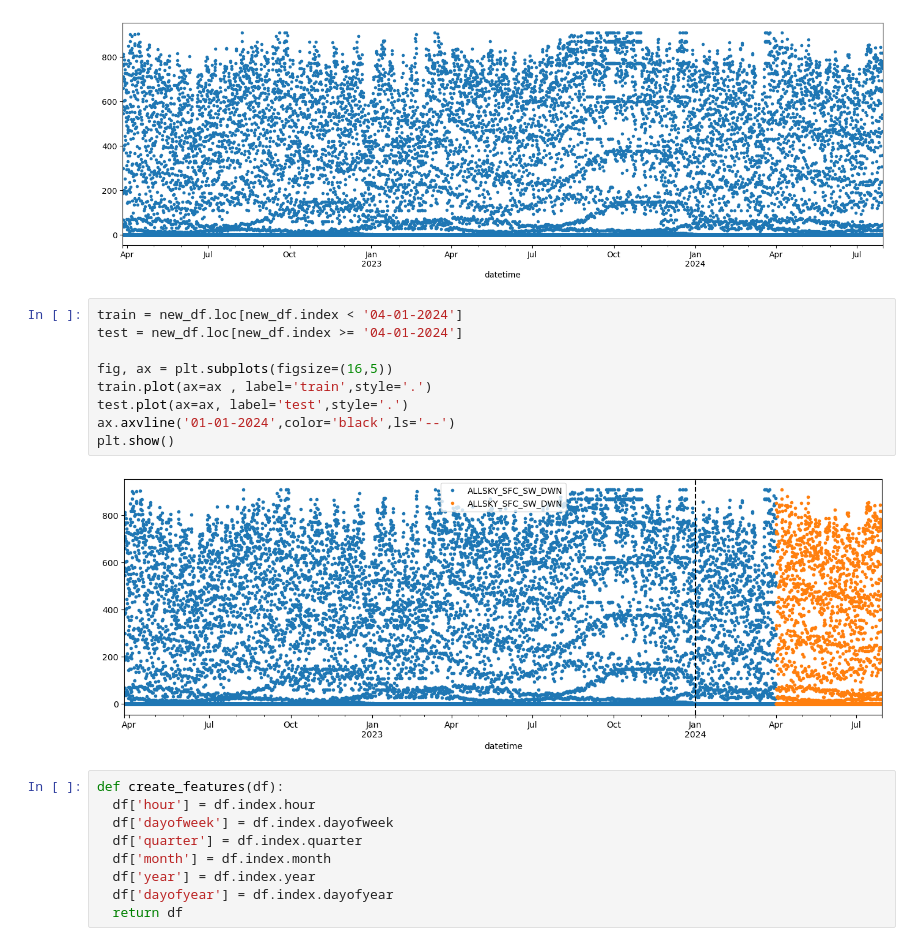
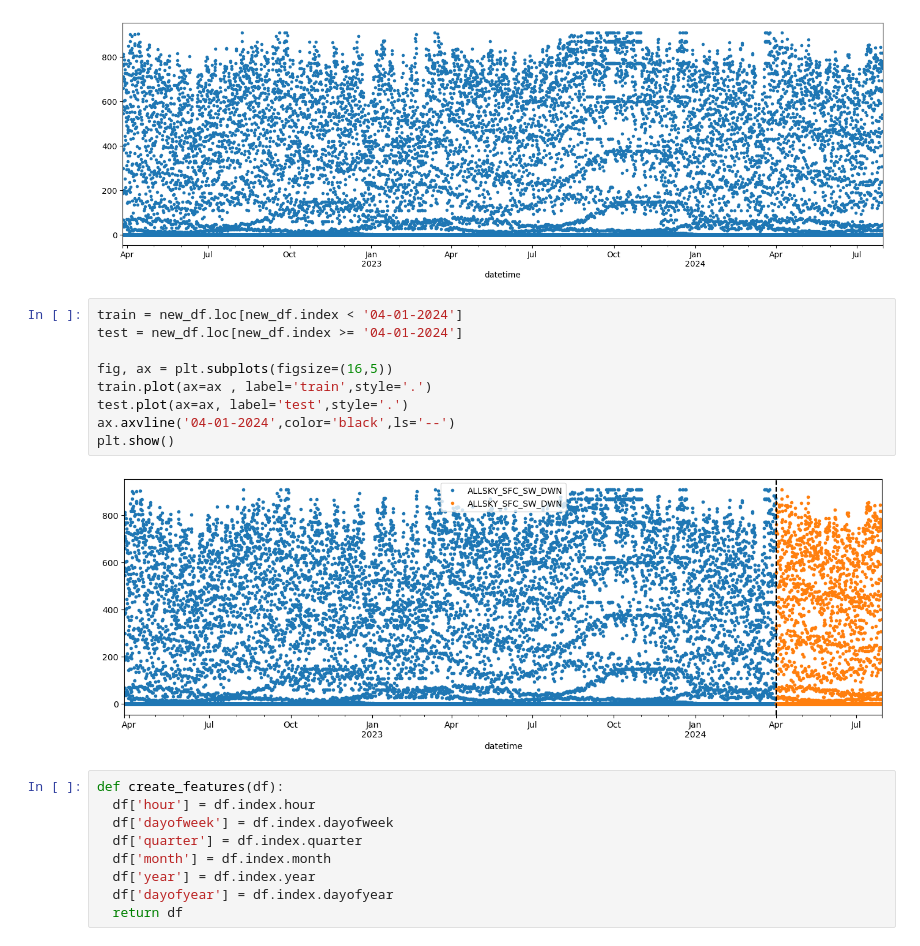
Before and after one commit to Ruhe54/Forecasting_Irradiance, a Jupyter notebook: XGboost.ipynb, the cells around one changed output. Saved outputs shown, nothing was run; the diff lists cells and outputs as text.

```diff
--- a/XGboost.ipynb
+++ b/XGboost.ipynb
@@ -82,14 +88,14 @@ new_df['ALLSKY_SFC_SW_DWN'].plot(style='.', figsize=(17,5))
 # %%
 train = new_df.loc[new_df.index < '04-01-2024']
 test = new_df.loc[new_df.index >= '04-01-2024']
 
 fig, ax = plt.subplots(figsize=(16,5))
 train.plot(ax=ax , label='train',style='.')
 test.plot(ax=ax, label='test',style='.')
-ax.axvline('01-01-2024',color='black',ls='--')
+ax.axvline('04-01-2024',color='black',ls='--')
 plt.show()
 # %% [output]
-[figure, old version]
+[figure, new version]
 # %%
 def create_features(df):
   df['hour'] = df.index.hour
```
Also changed, not shown: parts of 30 cells of this notebook, 1 other file.
